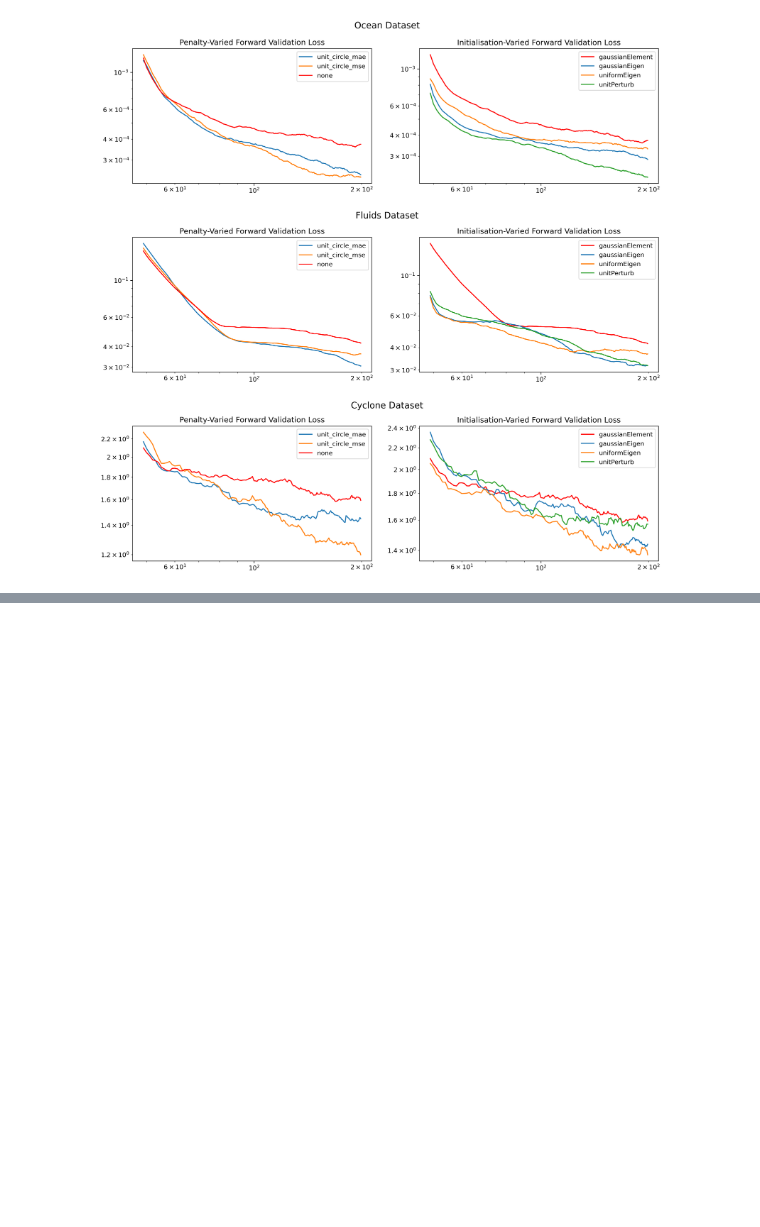
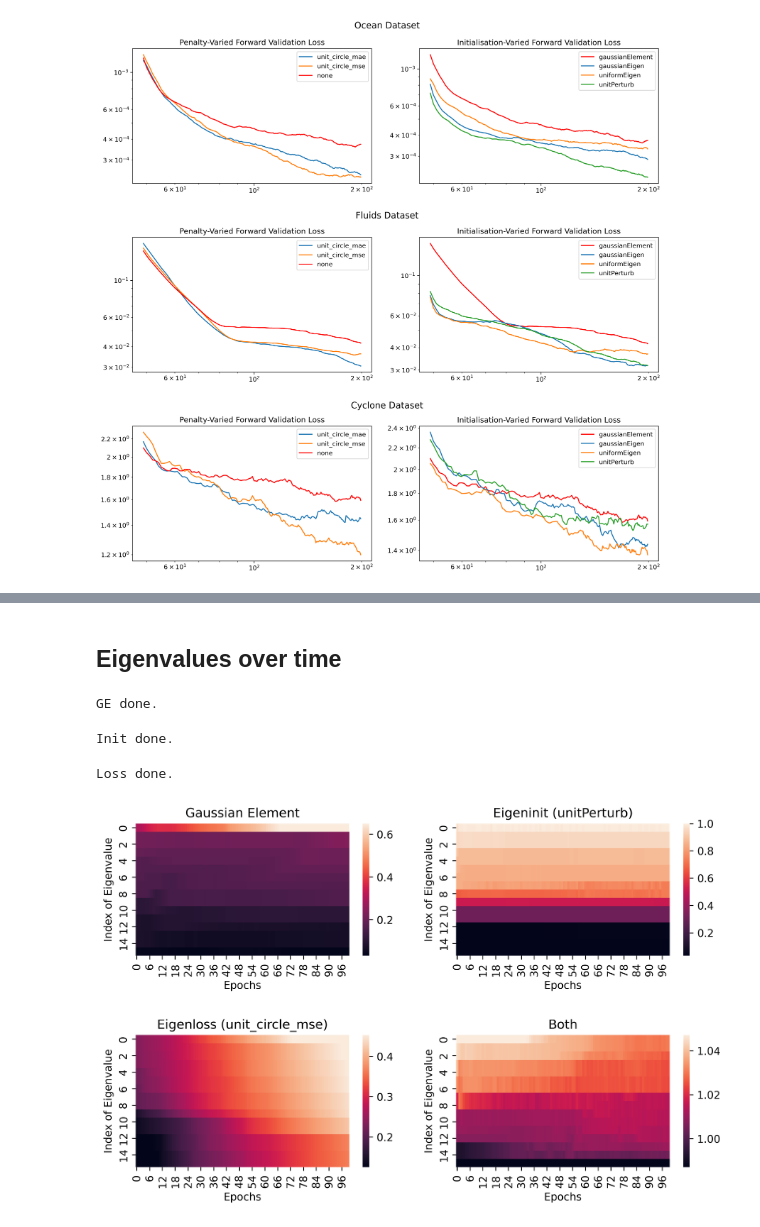
Before and after one commit to jackmiller2003/kae-cyclones, a Jupyter notebook: src/graphing_from_csv-charlie.ipynb, the cells around one changed output, grey strips where cells are left out. Drawn from its saved outputs; the diff is of its cells as text; code cells hidden in the pictures; blank space fills up the shorter version.

```diff
--- a/src/graphing_from_csv-charlie.ipynb
+++ b/src/graphing_from_csv-charlie.ipynb
@@ -191,0 +395,59 @@ Pvalue
+# %% [markdown]
+## Eigenvalues over time
+# %%
+ge_exp = Experiment("none", "gaussianElement", 1.0, "ocean")
+loss_dict, ge_eigvals = ge_exp.run(epochs=100)
+print("GE done.")
+
+init_exp = Experiment("none", "unitPerturb", 1.0, "ocean")
+_, init_eigvals = init_exp.run(epochs=100)
+print("Init done.")
+
+loss_exp = Experiment("unit_circle_mse", "gaussianElement", 1.0, "ocean")
+_, loss_eigvals = loss_exp.run(epochs=100)
+print("Loss done.")
+
+both_exp = Experiment("unit_circle_mse", "unitPerturb_new", 1.0, "ocean")
+_, both_eigvals = both_exp.run(epochs=100)
+# %% [output]
+GE done.
+Init done.
+Loss done.
+# %%
+init_exp = Experiment("none", "unitPerturb", 1.0, "ocean")
+_, init_eigvals = init_exp.run(epochs=100)
+# %%
+ge_mags, init_mags, loss_mags, both_mags = ge_eigvals.copy(), init_eigvals.copy(), loss_eigvals.copy(), both_eigvals.copy()
+to_alter = [ge_mags, init_mags, loss_mags, both_mags]
+for mag in to_alter:
+    for i, epoch in enumerate(mag):
+        mag[i] = [np.abs(u.cpu().item()) for u in epoch]
+        mag[i].sort(reverse=True)
+# %%
+ge_mags, init_mags, loss_mags, both_mags = np.array(ge_mags).T, np.array(init_mags).T, np.array(loss_mags).T, np.array(both_mags).T
+# %%
+import seaborn
+import matplotlib as mpl
+
+norm = mpl.colors.Normalize(vmin=0, vmax=1)
+
+fig, axs = plt.subplots(2,2, figsize=(10,6), dpi=600)
+seaborn.heatmap(ge_mags, ax=axs[0][0], robust=True)
+seaborn.heatmap(init_mags, ax=axs[0][1], robust=True)
+seaborn.heatmap(loss_mags, ax=axs[1][0], robust=True)
+seaborn.heatmap(both_mags, ax=axs[1][1], robust=True)
+axs[0][0].set_title('Gaussian Element')
+axs[0][1].set_title('Eigeninit (unitPerturb)')
+axs[1][0].set_title('Eigenloss (unit_circle_mse)')
+axs[1][1].set_title('Both')
+
+for ax in axs:
+    ax[0].set_xlabel('Epochs')
+    ax[0].set_ylabel('Index of Eigenvalue')
+    ax[1].set_xlabel('Epochs')
+    ax[1].set_ylabel('Index of Eigenvalue')
+
+plt.subplots_adjust(hspace = 0.6)
+plt.savefig('eig_dist.pdf', transparent=True, bbox_inches='tight', pad_inches=0, dpi=300)
+# %% [output]
+[figure, added]
```
Also changed, not shown: parts of 30 cells of this notebook, 19 other files.
